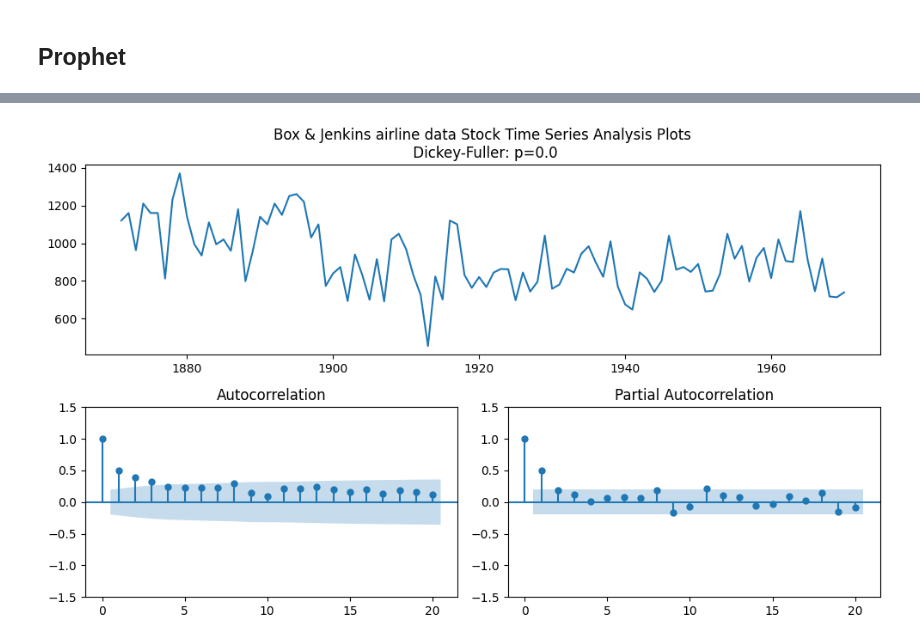
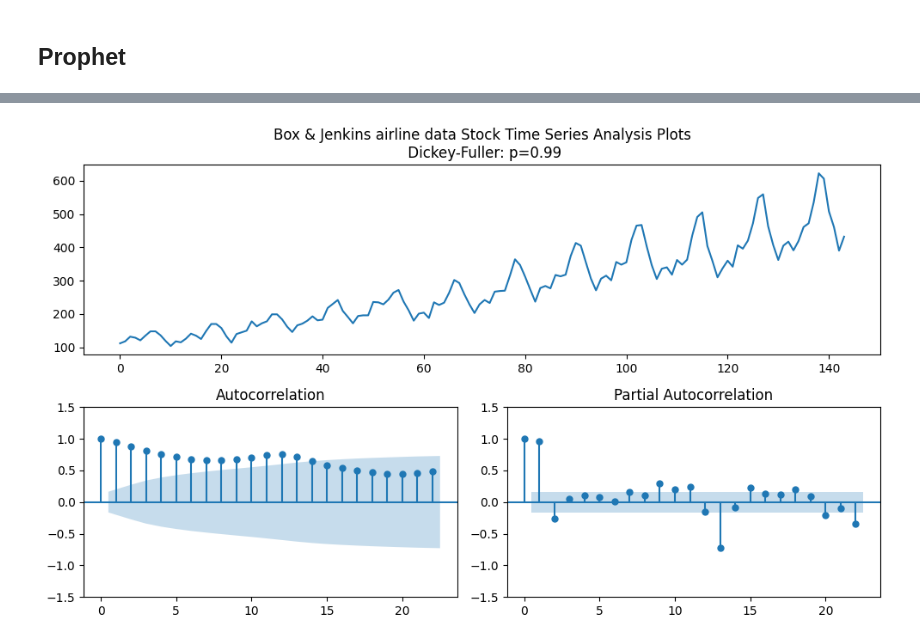
Before and after one commit to dschloe/streamlitbook-saraevan, a Jupyter notebook: ch03/step05_scikit-learn.ipynb, the cells around one changed output, grey strips where cells are left out. Drawn from its saved outputs; the diff is of its cells as text; code cells hidden in the pictures.

```diff
--- a/ch03/step05_scikit-learn.ipynb
+++ b/ch03/step05_scikit-learn.ipynb
@@ -296,8 +298,6 @@ plt.show()
 # %%
 from prophet import Prophet
 from sktime.datasets import load_airline
-airline_df = load_airline()
+airline_df = load_airline().to_timestamp(freq="M").reset_index()
 airline_df
-
-# 수정할 것
 # %% [output]
@@ -317,4 +317,4 @@ Freq: M, Name: Number of airline passengers, Length: 144, dtype: float64
 # %%
-tsplot(airline_df, tickerName = "Box & Jenkins airline data", outputname = 'output/scikit-learn08.png')
+tsplot(airline_df['Number of airline passengers'], tickerName = "Box & Jenkins airline data", outputname = 'output/scikit-learn08.png')
 # %% [output]
-[figure, old version]
+[figure, new version]
```
Also changed, not shown: parts of 11 cells of this notebook, 4 other files.
